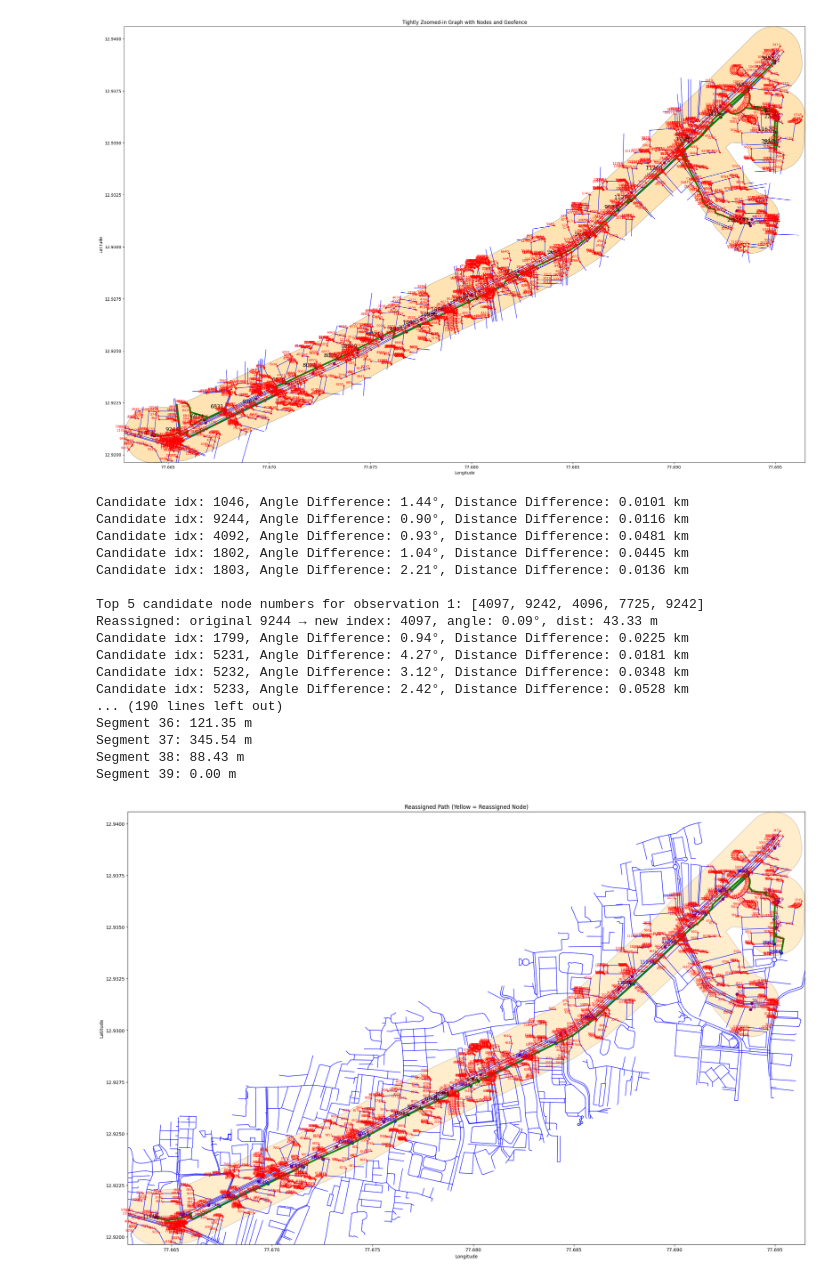
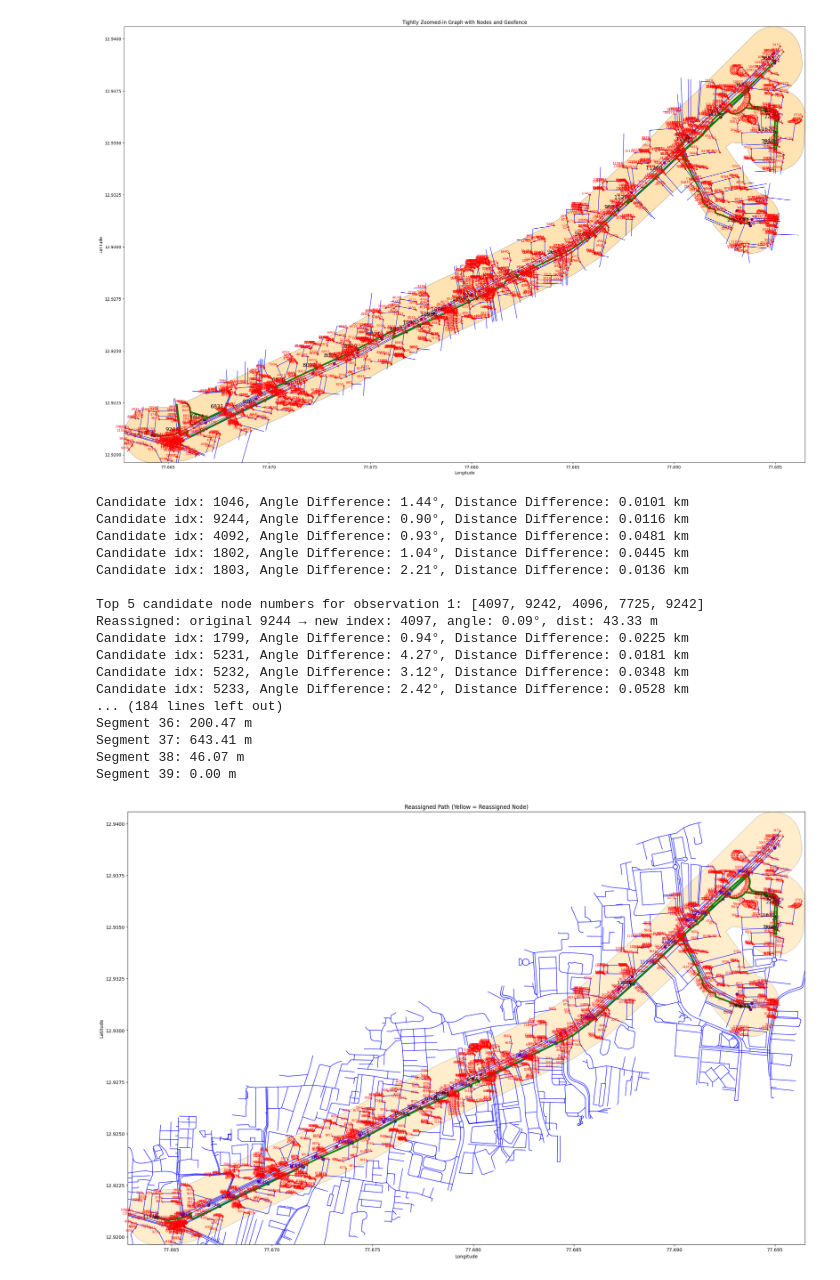
Before and after one commit to ashwin0306/Reassignment, a Jupyter notebook: part3osm.ipynb, the cells around one changed output. Saved outputs shown, nothing was run; the diff lists cells and outputs as text; code cells hidden in the pictures.

```diff
--- a/part3osm.ipynb
+++ b/part3osm.ipynb
@@ -839,23 +839,9 @@ if connected_components:
             print(f"Reassigned: original {original_index} → new index: {idx}, angle: {candidate_info[0]:.2f}°, dist: {candidate_info[1]*1000:.2f} m")
             reassigned_log.append((target_node, reassigned, idx, candidate_info))
         else:
-            # fallback_node = fixed_node
-            # best_angle_diff = float('inf')
-
-            # for neighbor in subgraph.neighbors(fixed_node):
-            #     if not nx.has_path(subgraph, fixed_node, neighbor):
-            #         continue
-            #     node_heading = calculate_heading(pos[fixed_node], pos[neighbor])
-            #     angle_difference = abs(angle_diff_signed(obs_heading, node_heading))
-            #     if angle_difference < best_angle_diff:
-            #         best_angle_diff = angle_difference
-            #         fallback_node = neighbor
-            # reassigned_nodes.append(fallback_node)
-            # idx = coord_to_index.get(fallback_node, "N/A")
-            # print(f"[OBS {i}] Fallback to neighbor: index {idx}, Node {fallback_node}, angle_diff: {best_angle_diff:.2f}°")
-            reassigned_nodes.append(fixed_node)
-            idx = coord_to_index.get(fixed_node, "N/A")
-            print(f"[OBS {i}] Retained (fallback): index {idx}, Node {fixed_node}, Obs {observations_3_no_duplicates[i]}")
+            reassigned_nodes.append(target_node)
+            idx = coord_to_index.get(target_node, "N/A")
+            print(f"[OBS {i}] Retained (fallback): index {idx}, Node {target_node}, Obs {observations_3_no_duplicates[i]}")
 
     fig, ax = plt.subplots(figsize=(35, 17))
 
@@ -895,35 +881,35 @@ if connected_components:
             print(f"Segment {i}: {d*1000:.2f} m")
             for j in range(len(path) - 1):
                 edge_geom = subgraph[path[j]][path[j + 1]]['geometry']
                 if (path[j], path[j + 1]) not in plotted_edges:
                     x, y = edge_geom.xy
                     ax.plot(x, y, color='green', linewidth=3.5)
                     plotted_edges.add((path[j], path[j + 1]))
 
     geofence.plot(ax=ax, color='orange', alpha=0.2, edgecolor='black')
     minx, miny, maxx, maxy = geofence.total_bounds
     ax.set_xlim(minx - 1e-6, maxx + 1e-6)
     ax.set_ylim(miny - 1e-6, maxy + 1e-6)
     plt.title("Reassigned Path (Yellow = Reassigned Node)")
     plt.xlabel("Longitude")
     plt.ylabel("Latitude")
     plt.show()
 # %% [output]
 Candidate idx: 1046, Angle Difference: 1.44°, Distance Difference: 0.0101 km
 Candidate idx: 9244, Angle Difference: 0.90°, Distance Difference: 0.0116 km
 Candidate idx: 4092, Angle Difference: 0.93°, Distance Difference: 0.0481 km
 Candidate idx: 1802, Angle Difference: 1.04°, Distance Difference: 0.0445 km
 Candidate idx: 1803, Angle Difference: 2.21°, Distance Difference: 0.0136 km
 
 Top 5 candidate node numbers for observation 1: [4097, 9242, 4096, 7725, 9242]
 Reassigned: original 9244 → new index: 4097, angle: 0.09°, dist: 43.33 m
 Candidate idx: 1799, Angle Difference: 0.94°, Distance Difference: 0.0225 km
 Candidate idx: 5231, Angle Difference: 4.27°, Distance Difference: 0.0181 km
 Candidate idx: 5232, Angle Difference: 3.12°, Distance Difference: 0.0348 km
 Candidate idx: 5233, Angle Difference: 2.42°, Distance Difference: 0.0528 km
-... (190 lines left out)
-Segment 36: 121.35 m
-Segment 37: 345.54 m
-Segment 38: 88.43 m
+... (184 lines left out)
+Segment 36: 200.47 m
+Segment 37: 643.41 m
+Segment 38: 46.07 m
 Segment 39: 0.00 m
-[figure, old version]
+[figure, new version]
```
Also changed, not shown: parts of 3 cells of this notebook.
